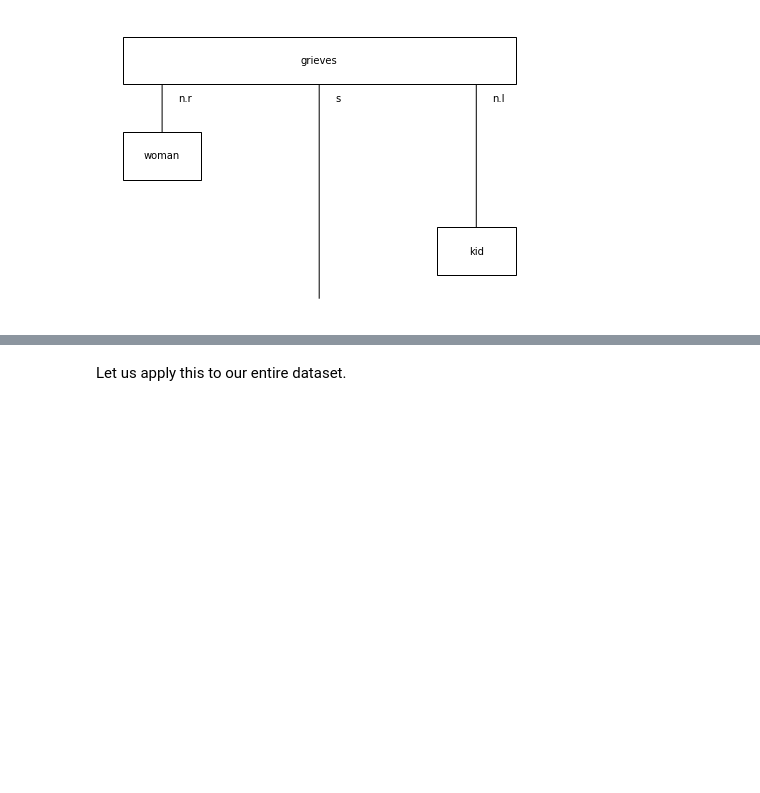
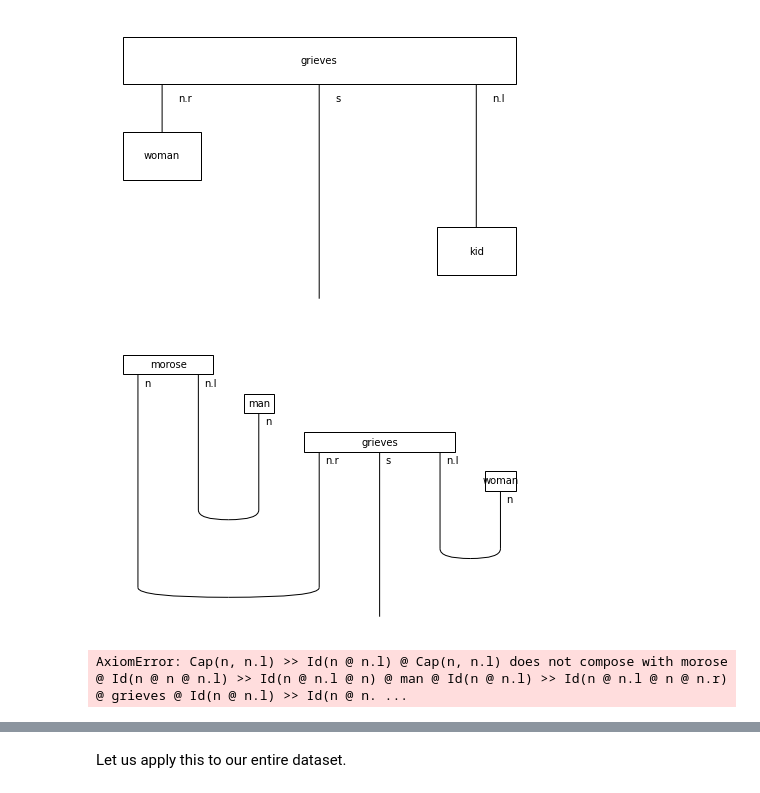
Before and after one commit to PaulaGarciaMolina/QNLP_Qiskit_Hackathon, a Jupyter notebook: sentiment_analysis/sentiment_analysis_iqp.ipynb, the cells around one changed output, grey strips where cells are left out. Cells and saved outputs as stored; diff of their text form; code cells hidden in the pictures; blank space fills up the shorter version.

```diff
--- a/sentiment_analysis/sentiment_analysis_iqp.ipynb
+++ b/sentiment_analysis/sentiment_analysis_iqp.ipynb
@@ -55,6 +55,7 @@ morose, irascible = Word('morose', n @ n.l), Word('irascible', n @ n.l)
 frightened, cheerful = Word('frightened', n @ n.l), Word('cheerful', n @ n.l)
 gloomy, furious = Word('gloomy', n @ n.l), Word('furious', n @ n.l)
 terrified, joyful = Word('terrified', n @ n.l), Word('joyful', n @ n.l)
+old, young = Word('old', n @ n.l), Word('young', n @ n.l)
 # Intransitive verbs
 cries, shouts = Word('cries', n.r @ s), Word('shouts', n.r @ s)
 laughs, snaps = Word('laughs', n.r @ s), Word('snaps', n.r @ s)
@@ -63,7 +64,7 @@ grieves, startles = Word('grieves', n.r @ s @ n.l), Word('startles', n.r @ s @ n
 entertains, irritates = Word('entertains', n.r @ s @ n.l), Word('irritates', n.r @ s @ n.l)
 
 nouns = [man, woman, kid]
-adjectives = [morose, irascible, frightened, cheerful, gloomy, furious, terrified, joyful]
+adjectives = [morose, irascible, frightened, cheerful, gloomy, furious, terrified, joyful, old, young]
 int_verbs = [cries, shouts, laughs, snaps]
 t_verbs = [grieves, startles, entertains, irritates]
 
@@ -103,7 +116,9 @@ from discopy.grammar import draw
 
 grammar_dict = {
     'ADJ_N_IV' : Id(n) @ Cup(n.l, n) @ Id(n.r @ s) >> Cup(n, n.r) @ Id(s) >> Id(s),
-    'N_TV_N': Cup(n, n.r) @ Id(s) @ Cup(n.l, n)}
+    'N_TV_N': Cup(n, n.r) @ Id(s) @ Cup(n.l, n),
+    'ADJ_N_TV_N': Id(n) @ Cup(n.l, n) @ Id(n.r @ s) @ Cup(n.l, n) >> Cup(n, n.r) @ Id(s) >> Id(s),
+    'N_TV_ADJ_N': Cup(n, n.r) @ Id(s) @ Cup(n.l, n) @ Cup(n.l, n) >> Id(s)}
 
 
 # Create parsing (grammatical analysis) dictionary where the grammatical sentences
@@ -119,9 +134,20 @@ for sentence in sentences_int:
     diagram = parsing_int[sentence]
     data_psr[sentence] = parsing_int[sentence]
 
-# Transitive sentences
+# Transitive sentences (without adjective)
 parsing_tra = {"{} {} {}.".format(subj, t_verb, obj):  subj @ t_verb @ obj >> grammar_dict['N_TV_N']
             for subj in nouns for t_verb in t_verbs for obj in nouns}
+
+
+# Transitive sentences (with adjective)
+parsing_tra_ladj = {"{} {} {} {}.".format(adj, subj, t_verb, obj):  adj @ subj @ t_verb @ obj >> grammar_dict['ADJ_N_TV_N']
+            for adj in adjectives for subj in nouns for t_verb in t_verbs for obj in nouns}
+parsing_tra_radj = {"{} {} {} {}.".format(subj, t_verb, adj, obj):  subj @ t_verb @ adj @ obj >> grammar_dict['N_TV_ADJ_N']
+            for subj in nouns for t_verb in t_verbs for adj in adjectives for obj in nouns}
+
+parsing_tra.update(parsing_tra_ladj) #merges transitive adjectives into original dict
+parsing_tra.update(parsing_tra_radj)
+
 sentences_tra = list(parsing_tra.keys())
 for sentence in sentences_tra:
     diagram = parsing_tra[sentence]
@@ -202,3 +228,16 @@ sentence = sentence.normal_form()
 sentence.draw()
 # %% [output]
 [figure]
+# %%
+data_psr['morose man grieves woman.'].draw()
+# %% [output]
+[figure, added]
+# %%
+man2 = Box('man', n.l, Ty()) #I changed this to n.l to make everything fit but Im not certain I can just do that
+woman2 = Box('woman', n.l, Ty())
+words_new = (Cap(n, n.l) @ Cap(n, n.l)) >> (morose @ Id(n) @ man2 @ grieves @ Id(n) @ woman2)
+sentence = words_new >> grammar_dict['ADJ_N_TV_N']
+sentence = sentence.normal_form()
+sentence.draw()
+# %% [output]
+AxiomError: Cap(n, n.l) >> Id(n @ n.l) @ Cap(n, n.l) does not compose with morose @ Id(n @ n @ n.l) >> Id(n @ n.l @ n) @ man @ Id(n @ n.l) >> Id(n @ n.l @ n @ n.r) @ grieves @ Id(n @ n.l) >> Id(n @ n. ...
```
Also changed, not shown: parts of 12 cells of this notebook.
